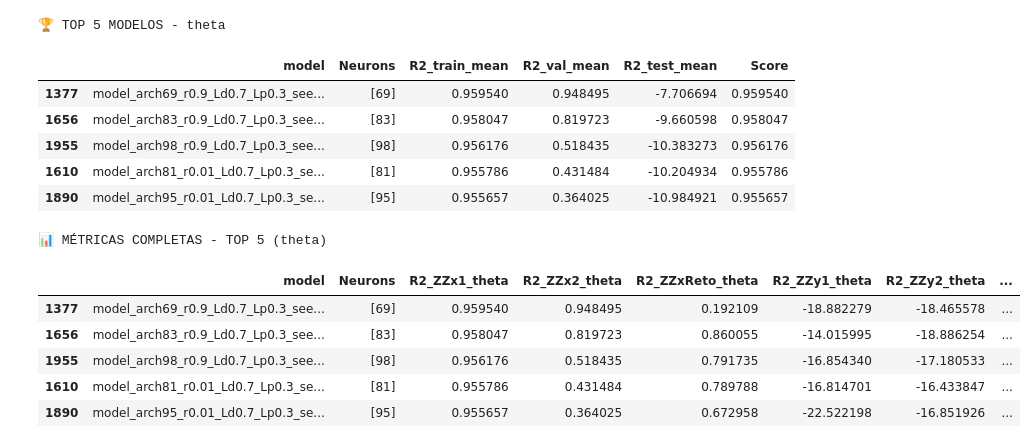
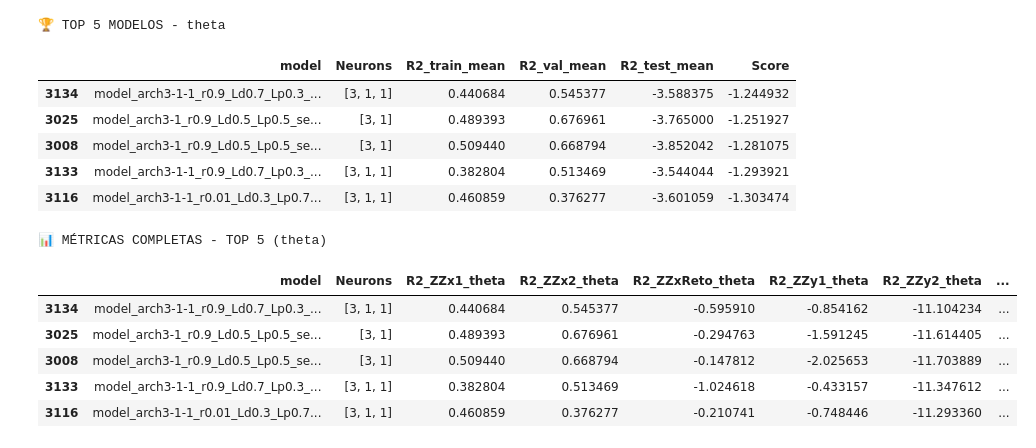
Before and after one commit to sarahmss/Ic-2026.2, a Jupyter notebook: 00-TrainRnns/tau-3/Theta/Analise.ipynb, the cells around one changed output. Cells and saved outputs as stored; diff of their text form; code cells hidden in the pictures.

Commit message:
test to run

```diff
--- a/00-TrainRnns/tau-3/Theta/Analise.ipynb
+++ b/00-TrainRnns/tau-3/Theta/Analise.ipynb
@@ -39,7 +41,7 @@ SETS_CATEGORY = {
     "LSG-1":    "Test",
     "LSG-2":    "Test",
     "ZZx1-inv": "Test",
-    "ZZx2-inv": "Test",
+    "ZZx2-inv2": "Test",
     "semiCirc": "Test",
 }
 
@@ -50,9 +52,9 @@ def col_name(s, target):
 best_models_tables = {}
 N = 5  # top modelos
 
-w_val = 0
-w_train = 1
-w_test = 0.0
+w_val = 0.33
+w_train = 0.33
+w_test = 0.33
 
 
 for target in TARGETS:
@@ -97,46 +99,46 @@ for target in TARGETS:
     df["Score"] = (
         w_train * df["R2_train_mean"] +
         w_val   * df["R2_val_mean"] +
-        w_test  * df["R2_test_mean"]
-        #- 0.1 * df["R2_std"]   # penaliza inconsistência
+        w_test  * df["R2_test_mean"] -
+        0.1 * df["R2_std"]   # penaliza inconsistência
     )
 
     # =========================
     # 🔹 ORDENAÇÃO
     # =========================
     df_sorted = df.sort_values(by="Score", ascending=False)
     best_models_tables[target] = df_sorted
 
     # =========================
     # 🔹 TOP N RESUMO
     # =========================
     print(f"\n🏆 TOP {N} MODELOS - {target}")
     display(df_sorted[
         ["model", "Neurons", "R2_train_mean", "R2_val_mean", "R2_test_mean", "Score"]
     ].head(N))
 
     top_df = df_sorted.head(N).copy()
 
     final_cols = ["model", "Neurons"] + r2_all_cols + [
         "R2_train_mean", "R2_val_mean", "R2_test_mean", "Score"
     ]
     final_table = top_df[final_cols]
 
     print(f"\n📊 MÉTRICAS COMPLETAS - TOP {N} ({target})")
     display(final_table)
 # %% [output]
 🏆 TOP 5 MODELOS - theta
 |  | model | Neurons | R2_train_mean | R2_val_mean | R2_test_mean | Score |
-| 1377 | model_arch69_r0.9_Ld0.7_Lp0.3_see... | [69] | 0.959540 | 0.948495 | -7.706694 | 0.959540 |
-| 1656 | model_arch83_r0.9_Ld0.7_Lp0.3_see... | [83] | 0.958047 | 0.819723 | -9.660598 | 0.958047 |
-| 1955 | model_arch98_r0.9_Ld0.7_Lp0.3_see... | [98] | 0.956176 | 0.518435 | -10.383273 | 0.956176 |
-| 1610 | model_arch81_r0.01_Ld0.7_Lp0.3_se... | [81] | 0.955786 | 0.431484 | -10.204934 | 0.955786 |
-| 1890 | model_arch95_r0.01_Ld0.7_Lp0.3_se... | [95] | 0.955657 | 0.364025 | -10.984921 | 0.955657 |
+| 3134 | model_arch3-1-1_r0.9_Ld0.7_Lp0.3_... | [3, 1, 1] | 0.440684 | 0.545377 | -3.588375 | -1.244932 |
+| 3025 | model_arch3-1_r0.9_Ld0.5_Lp0.5_se... | [3, 1] | 0.489393 | 0.676961 | -3.765000 | -1.251927 |
+| 3008 | model_arch3-1_r0.9_Ld0.5_Lp0.5_se... | [3, 1] | 0.509440 | 0.668794 | -3.852042 | -1.281075 |
+| 3133 | model_arch3-1-1_r0.9_Ld0.7_Lp0.3_... | [3, 1, 1] | 0.382804 | 0.513469 | -3.544044 | -1.293921 |
+| 3116 | model_arch3-1-1_r0.01_Ld0.3_Lp0.7... | [3, 1, 1] | 0.460859 | 0.376277 | -3.601059 | -1.303474 |
 📊 MÉTRICAS COMPLETAS - TOP 5 (theta)
 |  | model | Neurons | R2_ZZx1_theta | R2_ZZx2_theta | R2_ZZxReto_theta | R2_ZZy1_theta | R2_ZZy2_theta | ... |
-| 1377 | model_arch69_r0.9_Ld0.7_Lp0.3_see... | [69] | 0.959540 | 0.948495 | 0.192109 | -18.882279 | -18.465578 | ... |
-| 1656 | model_arch83_r0.9_Ld0.7_Lp0.3_see... | [83] | 0.958047 | 0.819723 | 0.860055 | -14.015995 | -18.886254 | ... |
-| 1955 | model_arch98_r0.9_Ld0.7_Lp0.3_see... | [98] | 0.956176 | 0.518435 | 0.791735 | -16.854340 | -17.180533 | ... |
-| 1610 | model_arch81_r0.01_Ld0.7_Lp0.3_se... | [81] | 0.955786 | 0.431484 | 0.789788 | -16.814701 | -16.433847 | ... |
-| 1890 | model_arch95_r0.01_Ld0.7_Lp0.3_se... | [95] | 0.955657 | 0.364025 | 0.672958 | -22.522198 | -16.851926 | ... |
+| 3134 | model_arch3-1-1_r0.9_Ld0.7_Lp0.3_... | [3, 1, 1] | 0.440684 | 0.545377 | -0.595910 | -0.854162 | -11.104234 | ... |
+| 3025 | model_arch3-1_r0.9_Ld0.5_Lp0.5_se... | [3, 1] | 0.489393 | 0.676961 | -0.294763 | -1.591245 | -11.614405 | ... |
+| 3008 | model_arch3-1_r0.9_Ld0.5_Lp0.5_se... | [3, 1] | 0.509440 | 0.668794 | -0.147812 | -2.025653 | -11.703889 | ... |
+| 3133 | model_arch3-1-1_r0.9_Ld0.7_Lp0.3_... | [3, 1, 1] | 0.382804 | 0.513469 | -1.024618 | -0.433157 | -11.347612 | ... |
+| 3116 | model_arch3-1-1_r0.01_Ld0.3_Lp0.7... | [3, 1, 1] | 0.460859 | 0.376277 | -0.210741 | -0.748446 | -11.293360 | ... |
 # %%
```
Also changed, not shown: parts of 4 cells of this notebook, 6 other files.
